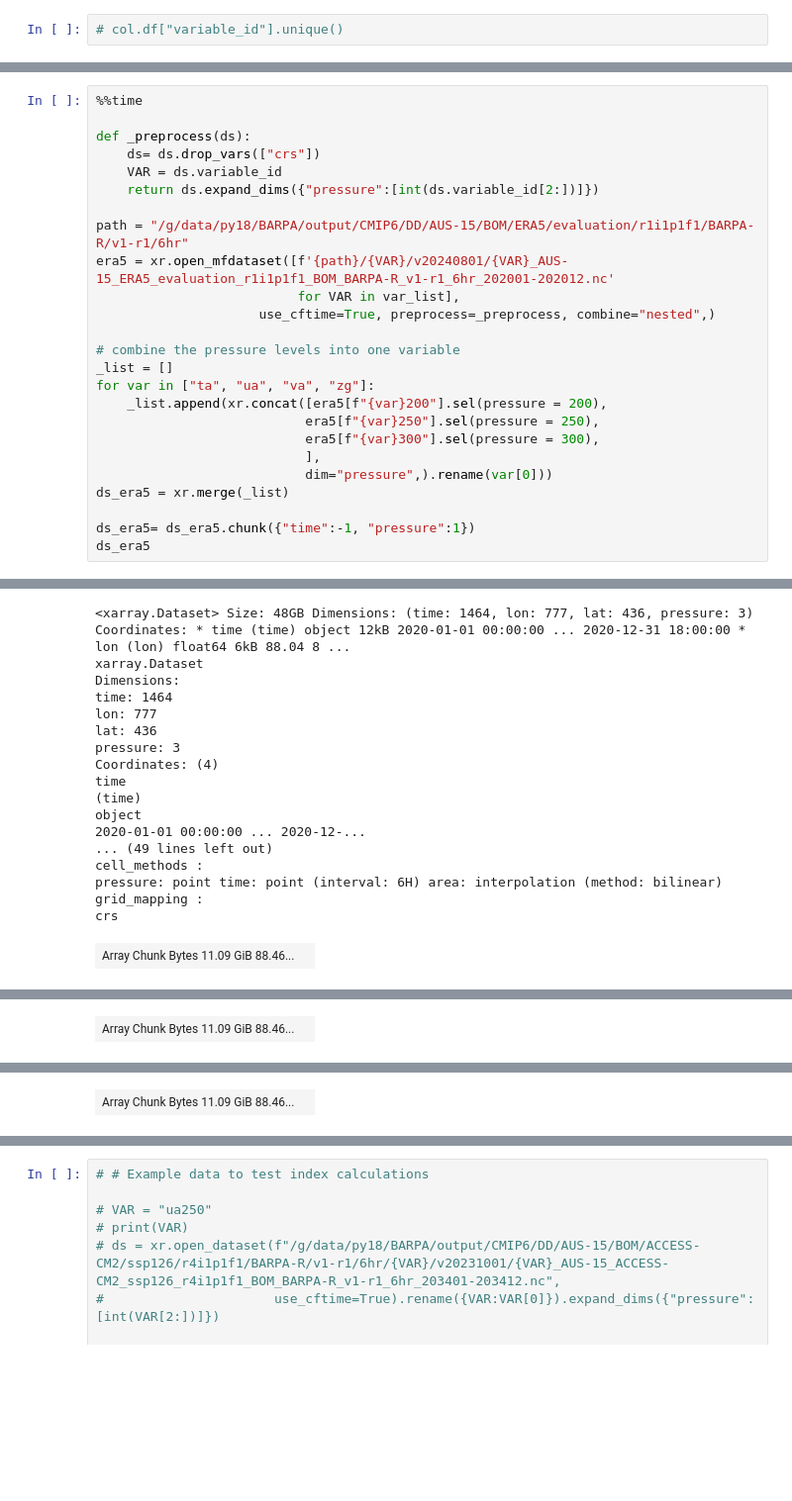
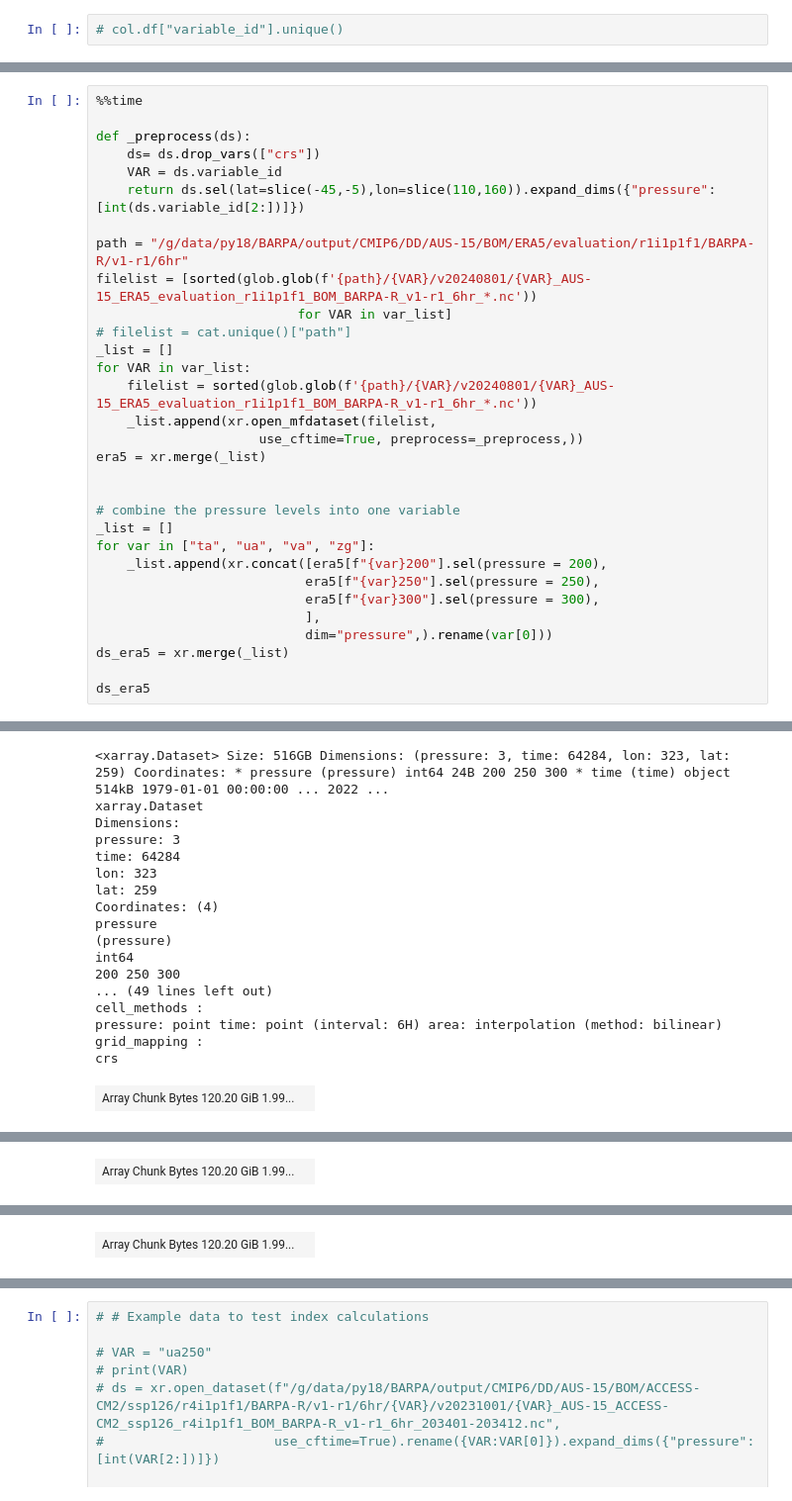
Before and after one commit to xenct/turbulence_AUSCAT, a Jupyter notebook: CAT_indices.ipynb, the cells around one changed output, grey strips where cells are left out. Shown at 99% size. Saved outputs shown, nothing was run; the diff lists cells and outputs as text; blank space fills up the shorter version.

```diff
--- a/CAT_indices.ipynb
+++ b/CAT_indices.ipynb
@@ -227,12 +223,19 @@ dtype: object
 def _preprocess(ds):
     ds= ds.drop_vars(["crs"])
     VAR = ds.variable_id
-    return ds.expand_dims({"pressure":[int(ds.variable_id[2:])]})
+    return ds.sel(lat=slice(-45,-5),lon=slice(110,160)).expand_dims({"pressure":[int(ds.variable_id[2:])]})
 
 path = "/g/data/py18/BARPA/output/CMIP6/DD/AUS-15/BOM/ERA5/evaluation/r1i1p1f1/BARPA-R/v1-r1/6hr"
-era5 = xr.open_mfdataset([f'{path}/{VAR}/v20240801/{VAR}_AUS-15_ERA5_evaluation_r1i1p1f1_BOM_BARPA-R_v1-r1_6hr_202001-202012.nc'
-                          for VAR in var_list],
-                     use_cftime=True, preprocess=_preprocess, combine="nested",)
+filelist = [sorted(glob.glob(f'{path}/{VAR}/v20240801/{VAR}_AUS-15_ERA5_evaluation_r1i1p1f1_BOM_BARPA-R_v1-r1_6hr_*.nc'))
+                          for VAR in var_list]
+# filelist = cat.unique()["path"]
+_list = []
+for VAR in var_list:
+    filelist = sorted(glob.glob(f'{path}/{VAR}/v20240801/{VAR}_AUS-15_ERA5_evaluation_r1i1p1f1_BOM_BARPA-R_v1-r1_6hr_*.nc'))
+    _list.append(xr.open_mfdataset(filelist,
+                     use_cftime=True, preprocess=_preprocess,))
+era5 = xr.merge(_list)
+
 
 # combine the pressure levels into one variable
 _list = []
@@ -244,6 +247,5 @@ for var in ["ta", "ua", "va", "zg"]:
                            dim="pressure",).rename(var[0]))
 ds_era5 = xr.merge(_list)
 
-ds_era5= ds_era5.chunk({"time":-1, "pressure":1})
 ds_era5
 # %% [output]
@@ -252,21 +254,21 @@ Wall time: 56 s
-<xarray.Dataset> Size: 48GB Dimensions: (time: 1464, lon: 777, lat: 436, pressure: 3) Coordinates: * time (time) object 12kB 2020-01-01 00:00:00 ... 2020-12-31 18:00:00 * lon (lon) float64 6kB 88.04 8 ...
+<xarray.Dataset> Size: 516GB Dimensions: (pressure: 3, time: 64284, lon: 323, lat: 259) Coordinates: * pressure (pressure) int64 24B 200 250 300 * time (time) object 514kB 1979-01-01 00:00:00 ... 2022 ...
 xarray.Dataset
 Dimensions:
-time: 1464
-lon: 777
-lat: 436
 pressure: 3
+time: 64284
+lon: 323
+lat: 259
 Coordinates: (4)
-time
-(time)
-object
-2020-01-01 00:00:00 ... 2020-12-...
+pressure
+(pressure)
+int64
+200 250 300
 ... (49 lines left out)
 cell_methods :
 pressure: point time: point (interval: 6H) area: interpolation (method: bilinear)
 grid_mapping :
 crs
-| Array Chunk Bytes 11.09 GiB 88.46... |  |
+| Array Chunk Bytes 120.20 GiB 1.99... |  |
 u
 (pressure, time, lat, lon)
 float64
@@ -281,7 +283,7 @@ cell_methods :
 pressure: point time: point (interval: 6H) area: interpolation (method: bilinear)
 grid_mapping :
 crs
-| Array Chunk Bytes 11.09 GiB 88.46... |  |
+| Array Chunk Bytes 120.20 GiB 1.99... |  |
 v
 (pressure, time, lat, lon)
 float64
@@ -296,7 +298,7 @@ cell_methods :
 pressure: point time: point (interval: 6H) area: interpolation (method: bilinear)
 grid_mapping :
 crs
-| Array Chunk Bytes 11.09 GiB 88.46... |  |
+| Array Chunk Bytes 120.20 GiB 1.99... |  |
 z
 (pressure, time, lat, lon)
 float64
```
Also changed, not shown: parts of 21 cells of this notebook.
